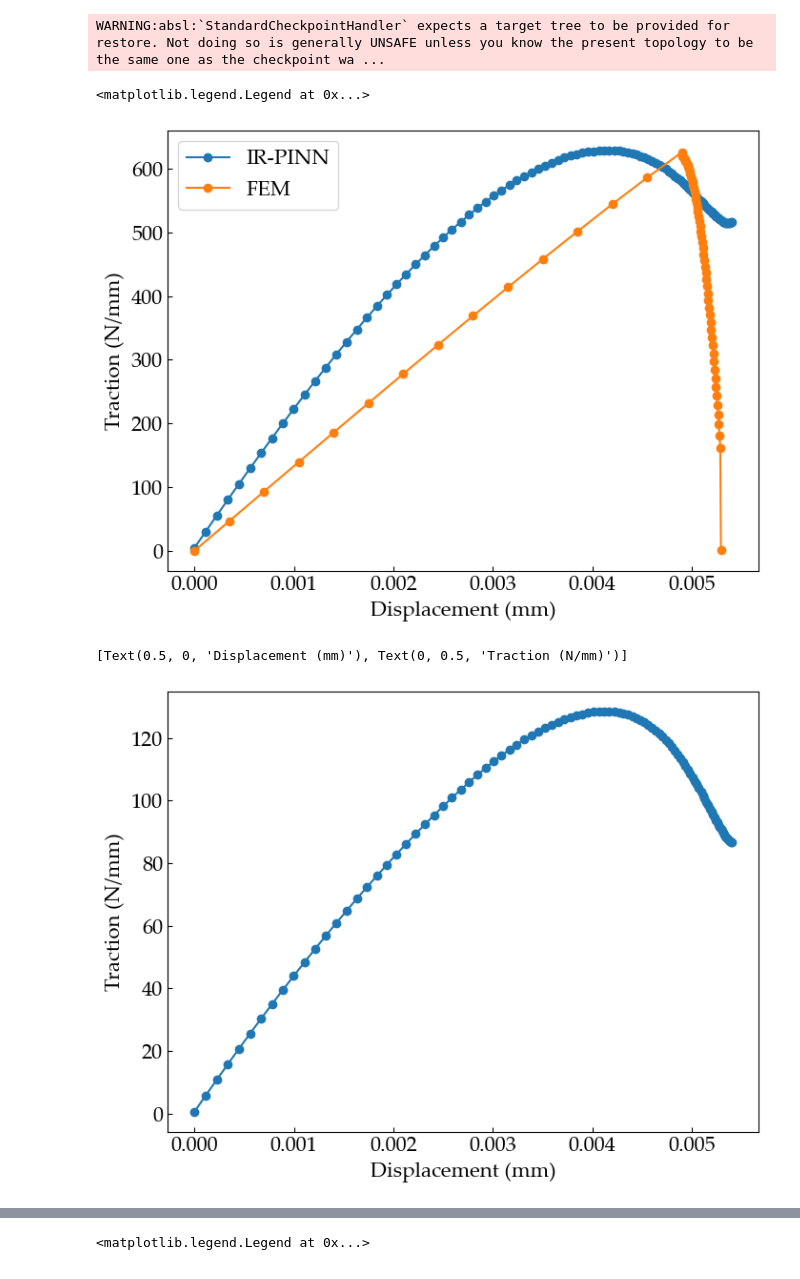
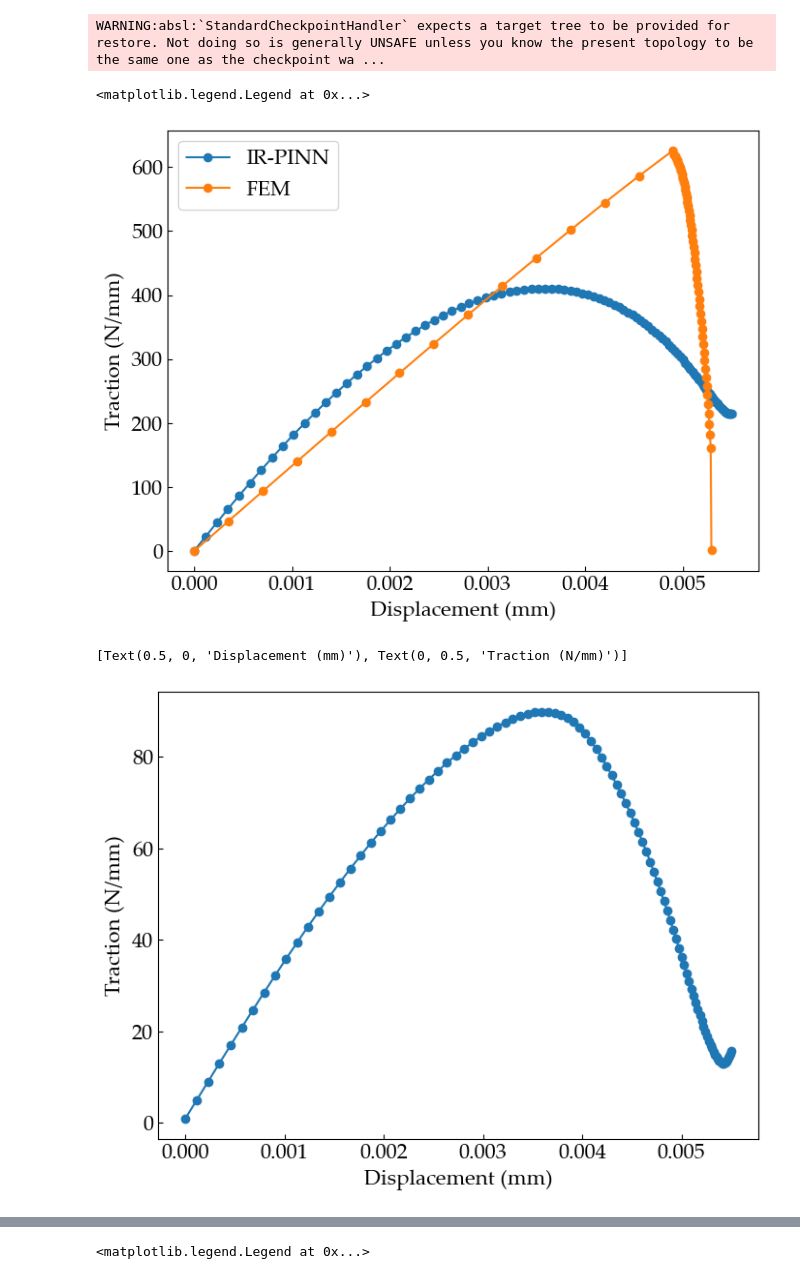
Before and after one commit to NanxiiChen/irr-pinns, a Jupyter notebook: examples/fracture/eval.ipynb, the cells around one changed output, grey strips where cells are left out. Drawn from its saved outputs; the diff is of its cells as text; code cells hidden in the pictures.

Commit message:
update fracture

```diff
--- a/examples/fracture/eval.ipynb
+++ b/examples/fracture/eval.ipynb
@@ -38,7 +38,7 @@ pinn = PINN(config=cfg)
 ckpt = ocp.StandardCheckpointer()
 # state = ckpt.restore("/root/autodl-tmp/tf-logs/fracture/irr/baseline0_model400_6-epoch30000/model-30000/")
 # state = ckpt.restore("/root/autodl-tmp/tf-logs/fracture/irr/baseline_model400_8-epoch50000-loading6/model-50000/")
-state = ckpt.restore("/root/autodl-tmp/tf-logs/fracture/irr/2025-05-25-23-12-12/model-14000/")
+state = ckpt.restore("/root/autodl-tmp/tf-logs/fracture/irr/2025-05-27-19-53-54/model-10000/")
 params = state["params"]
 # %% [output]
 WARNING:absl:`StandardCheckpointHandler` expects a target tree to be provided for restore. Not doing so is generally UNSAFE unless you know the present topology to be the same one as the checkpoint wa ...
@@ -60,7 +60,7 @@ ref_force_disp = jnp.array(ref_force_disp)
 ts = jnp.linspace(0, 1, 101)
 # mesh = jnp.load(f"{cfg.DATA_PATH}/mesh_points.npy") / cfg.Lc
 xs = jnp.linspace(-0.5, 0.5, 100)
-ys = jnp.ones_like(xs) * 0.5
+ys = jnp.ones_like(xs) * (-0.5)
 top_mesh = jnp.stack([xs, ys], axis=1)
 norm_vector = jnp.array([0, 1])
 
@@ -70,34 +70,34 @@ tractions = []
 for idx, tic in enumerate(ts):
     t = jnp.ones_like(top_mesh[:, 0]) * tic
     t = t.reshape(-1, 1)
     # phi, disp = vmap(
     #     pinn.net_u, in_axes=(None, 0, 0)
     # )(params, top_mesh, t)
 
     sigma = jax.lax.stop_gradient(vmap(
         pinn.sigma, in_axes=(None, 0, 0)
     )(params, top_mesh, t))
 
     traction_vectors = jnp.einsum('ijk,k->ij', sigma, norm_vector)
     traction_normal = traction_vectors[:, 1]
     total_traction = integrate.trapezoid(traction_normal, xs)
     tractions.append(total_traction)
 
 tractions = jnp.array(tractions)
 %matplotlib inline
 loading = cfg.loading(ts)
 fig, ax = plt.subplots(figsize=(8, 6))
 ax.plot(loading, tractions, marker="o", label="IR-PINN")
 ax.plot(ref_force_disp[:, 0], ref_force_disp[:, 1], label="FEM", marker="o",)
 ax.set(
     xlabel="Displacement (mm)",
     ylabel="Traction (N/mm)",
     # ylim=(0, 700),
 )
 ax.legend()
 # %% [output]
 <matplotlib.legend.Legend at 0x...>
-[figure, old version]
+[figure, new version]
 # %%
 
 ts = jnp.linspace(0, 1, 101)
@@ -138,6 +138,6 @@ ax.set(
 )
 # %% [output]
 [Text(0.5, 0, 'Displacement (mm)'), Text(0, 0.5, 'Traction (N/mm)')]
-[figure, old version]
+[figure, new version]
 # %%
 ys = jnp.linspace(-0.5, 0.5, 1000)
```
Also changed, not shown: parts of 1 cell of this notebook, 4 other files.
